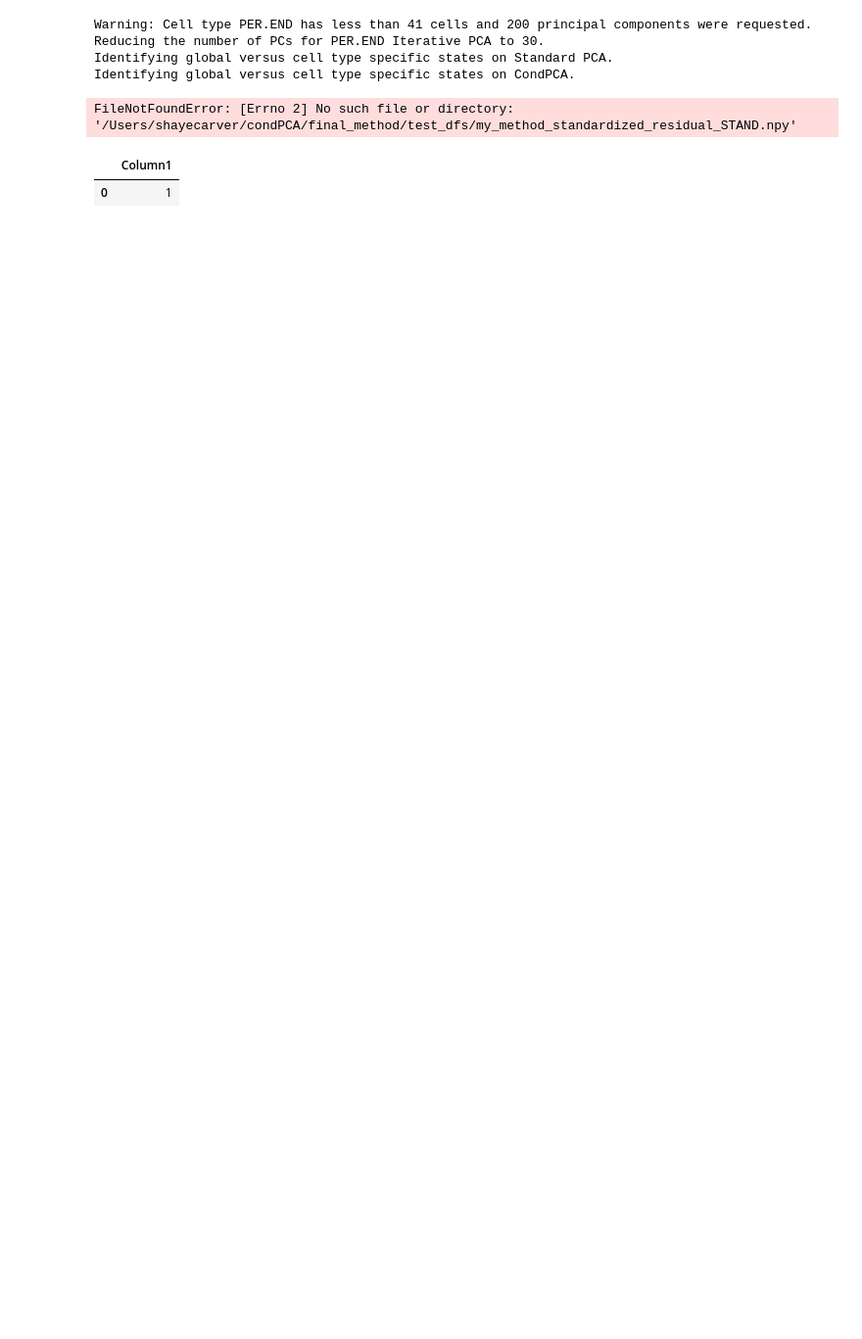
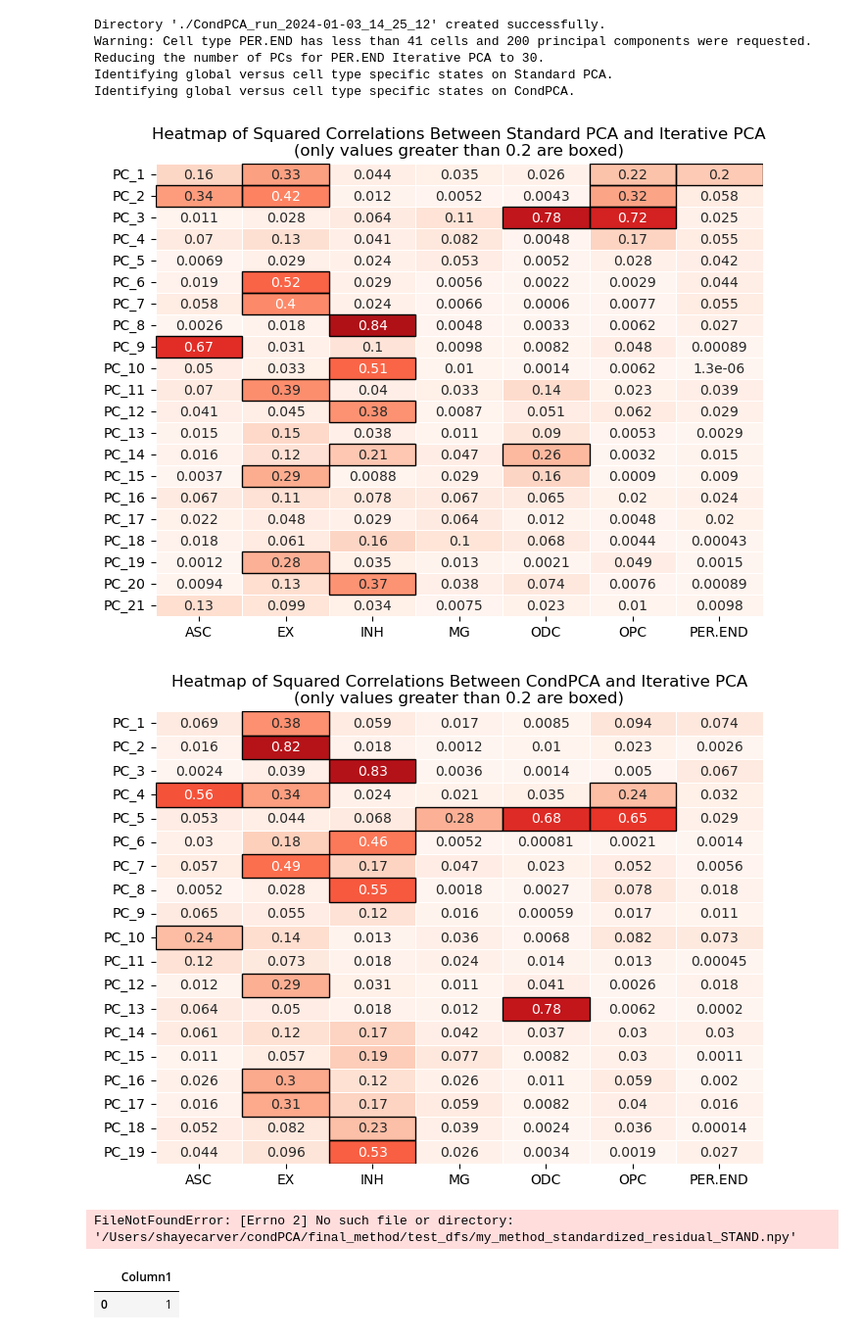
Before and after one commit to carversh/condPCA, a Jupyter notebook: final_method/condPCA.ipynb, the cells around one changed output. Shown at 98% size. Drawn from its saved outputs; the diff is of its cells as text; code cells hidden in the pictures; blank space fills up the shorter version.

Commit message:
finishing global vs ct specific states (just need to get labels per pc), added graph/heatmap outputs

```diff
--- a/final_method/condPCA.ipynb
+++ b/final_method/condPCA.ipynb
@@ -536,7 +583,7 @@ class condPCA(object):
     # perform GO enrichment on a vector of genes with weights
 # %%
 # instantiate class
-test = condPCA(count_matrix_path="/Users/shayecarver/condPCA/final_method/test_matrix.txt", metadata_path="/Users/shayecarver/condPCA/final_method/test_metadata.txt", object_columns=['Batch', 'Sex','celltype'], save_image_outputs=False, BIC=True) # object_columns are columns that must be factors
+test = condPCA(count_matrix_path="/Users/shayecarver/condPCA/final_method/test_matrix.txt", metadata_path="/Users/shayecarver/condPCA/final_method/test_metadata.txt", object_columns=['Batch', 'Sex','celltype'], save_image_outputs=True, BIC=True) # object_columns are columns that must be factors
 test.Normalize()
 test.Standardize()
 test.CondPCA_fit()
@@ -544,6 +591,7 @@ test.StandardPCA_fit()
 test.Iter_PCA_fit()
 test.ID_Global_CellType_States()
 # %% [output]
+Directory './CondPCA_run_2024-01-03_14_25_12' created successfully.
 Warning: Cell type PER.END has less than 41 cells and 200 principal components were requested.
 Reducing the number of PCs for PER.END Iterative PCA to 30.
 Identifying global versus cell type specific states on Standard PCA.
@@ -554,3 +599,51 @@ Identifying global versus cell type specific states on CondPCA.
+# %%
+# test.SStandardPCA_IterPCA_squared_correlations
+# #test.StandardPCA_IterPCA_squared_correlations
+# global_ct_cutoff = 0.2
+# PCA_type = "Standard PCA"
+# #df = test.StandardPCA_IterPCA_squared_correlations.apply(pd.to_numeric, errors='coerce')
+# # Create a heatmap using seaborn
+# data = test.StandardPCA_IterPCA_squared_correlations
+
+# # Create a mask for values greater than 0.20
+# mask = data > global_ct_cutoff
+
+# plt.figure(figsize=(8, 6))
+# sns.heatmap(data, annot=True, cmap='Reds', linewidths=.5, vmin=0, vmax=1, cbar=False)
+
+# # Add boxes only around entries greater than 0.20
+# for i in range(data.shape[0]):
+#     for j in range(data.shape[1]):
+#         if mask.iloc[i, j]:
+#             rect = plt.Rectangle((j, i), 1, 1, linewidth=1, edgecolor='black', facecolor='none')
+#             plt.gca().add_patch(rect)
+
+# plt.title(f'Heatmap of Squared Correlations Between {PCA_type} and Iterative PCA\n(only values greater than {global_ct_cutoff} are boxed)')
+# plt.show()
+
+# make the above code into a function
+def _plot_heatmap_global_ct_specific(data, global_ct_cutoff, PCA_type):
+    # Create a mask for values greater than 0.20
+    mask = data > global_ct_cutoff
+
+    plt.figure(figsize=(8, 6))
+    sns.heatmap(data, annot=True, cmap='Reds', linewidths=.5, vmin=0, vmax=1, cbar=False)
+
+    # Add boxes only around entries greater than 0.20
+    for i in range(data.shape[0]):
+        for j in range(data.shape[1]):
+            if mask.iloc[i, j]:
+                rect = plt.Rectangle((j, i), 1, 1, linewidth=1, edgecolor='black', facecolor='none')
+                plt.gca().add_patch(rect)
+
+    plt.title(f'Heatmap of Squared Correlations Between {PCA_type} and Iterative PCA\n(only values greater than {global_ct_cutoff} are boxed)')
+    plt.show()
+
+_plot_heatmap_global_ct_specific(test.StandardPCA_IterPCA_squared_correlations, 0.2, "Standard PCA")
+_plot_heatmap_global_ct_specific(test.CondPCA_IterPCA_squared_correlations, 0.2, "CondPCA")
+# %% [output]
+[figure, added]
+[figure, added]
 # %%
 # # reading in from my method
 # norm_a = test.count_matrix.X
```
Also changed, not shown: parts of 4 cells of this notebook.
